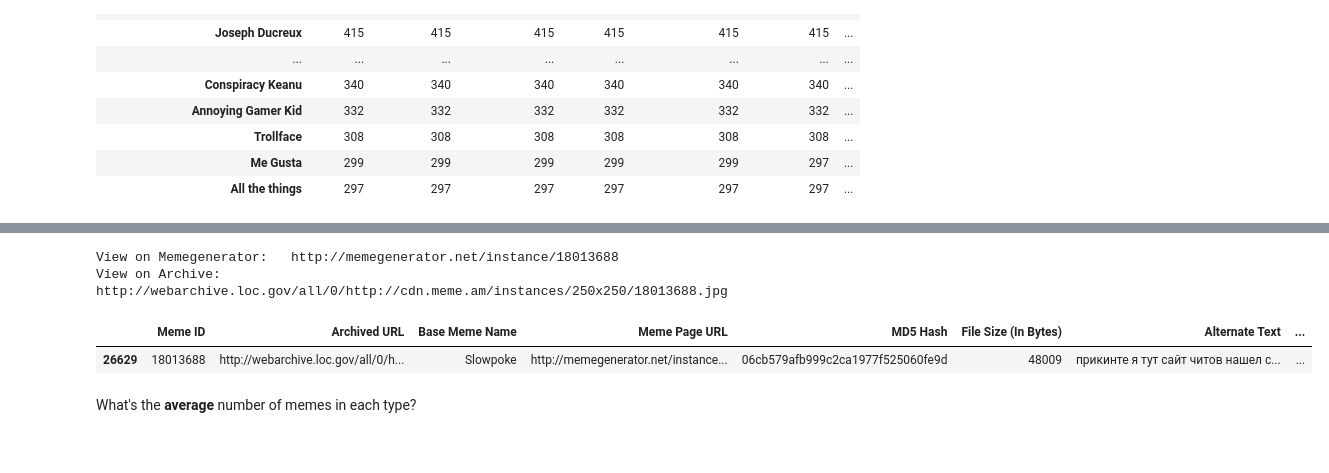
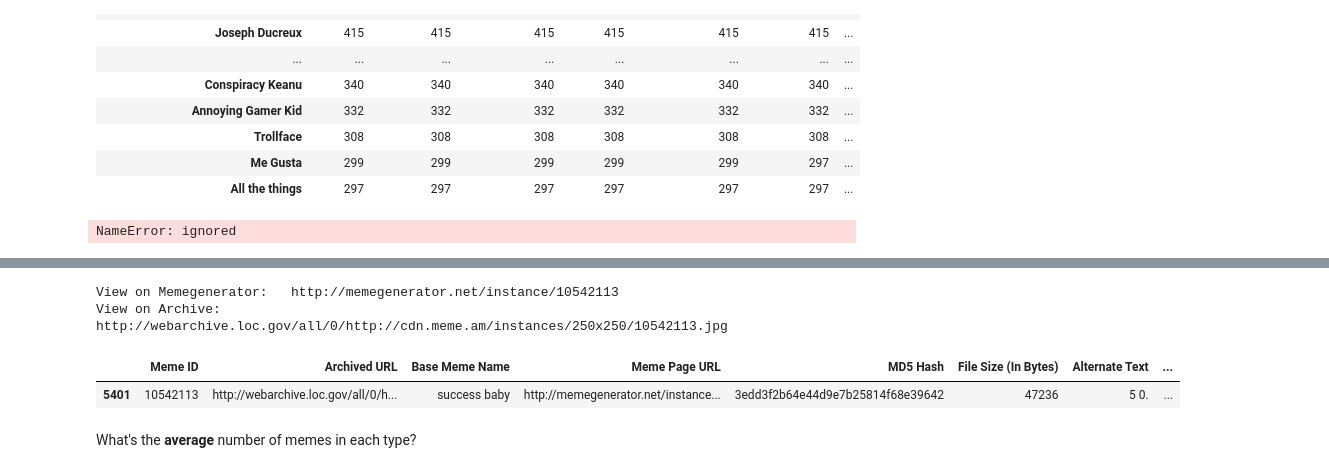
Before and after one commit to BrockDSL/Analyzing_Web_Archives, a Jupyter notebook: Meme_Web_Archive_Exploration.ipynb, the cells around one changed output, grey strips where cells are left out. Saved outputs shown, nothing was run; the diff lists cells and outputs as text; code cells hidden in the pictures.

```diff
--- a/Meme_Web_Archive_Exploration.ipynb
+++ b/Meme_Web_Archive_Exploration.ipynb
@@ -33,6 +39,8 @@ Libraries loaded, and ready to run!
 The information from this archive is saved in a _CSV_ file. Or put in otherwords, something like a spreadsheet. In the next cell we will load this file into something call a dataframe and we'll look at the first 5 entries by looking at the **head**.
 # %%
 meme_data = pd.read_csv("https://raw.githubusercontent.com/BrockDSL/Analyzing_Web_Archives/main/memegenerator.csv", sep=",")
+meme_data["Meme ID"] = meme_data["Meme ID"].astype(str)
+
 meme_data.head(5)
 # %% [output]
 |  | Meme ID | Archived URL | Base Meme Name | Meme Page URL | MD5 Hash | File Size (In Bytes) | Alternate Text | ... |
@@ -121,22 +129,28 @@ meme_data.groupby(["Base Meme Name"]).count().sort_values(by="Meme ID",ascending
 | Trollface | 308 | 308 | 308 | 308 | 308 | 308 | ... |
 | Me Gusta | 299 | 299 | 299 | 299 | 299 | 297 | ... |
 | All the things | 297 | 297 | 297 | 297 | 297 | 297 | ... |
+# %%
+@interact
+def show_random(text="success key"):
+  print("yup")
+# %% [output]
+NameError: ignored
 # %%
 #@title Random Meme by Category
 #@markdown Type copy and pasting one of the **Base Meme Name** to see a random entry from that category of meme
-meme_option = "Slowpoke" #@param {type:"string"}
+meme_option = "success baby" #@param {type:"string"}
 
 rando = meme_data[meme_data["Base Meme Name"] == str(meme_option)].sample(1)
 display(Image(url=rando['Archived URL'].values[0], format='jpg'))
 print("View on Memegenerator: \t",rando['Meme Page URL'].values[0])
 print("View on Archive: \t\t\t",rando['Archived URL'].values[0])
 rando
 # %% [output]
 [interactive output not drawn]
-View on Memegenerator:   http://memegenerator.net/instance/18013688
-View on Archive:                         http://webarchive.loc.gov/all/0/http://cdn.meme.am/instances/250x250/18013688.jpg
+View on Memegenerator:   http://memegenerator.net/instance/10542113
+View on Archive:                         http://webarchive.loc.gov/all/0/http://cdn.meme.am/instances/250x250/10542113.jpg
 |  | Meme ID | Archived URL | Base Meme Name | Meme Page URL | MD5 Hash | File Size (In Bytes) | Alternate Text | ... |
-| 26629 | 18013688 | http://webarchive.loc.gov/all/0/h... | Slowpoke | http://memegenerator.net/instance... | 06cb579afb999c2ca1977f525060fe9d | 48009 | прикинте я тут сайт читов нашел c... | ... |
+| 5401 | 10542113 | http://webarchive.loc.gov/all/0/h... | success baby | http://memegenerator.net/instance... | 3edd3f2b64e44d9e7b25814f68e39642 | 47236 | 5 0. | ... |
 # %% [markdown]
 What's the **average** number of memes in each type?
 # %%
```
Also changed, not shown: parts of 23 cells of this notebook.
